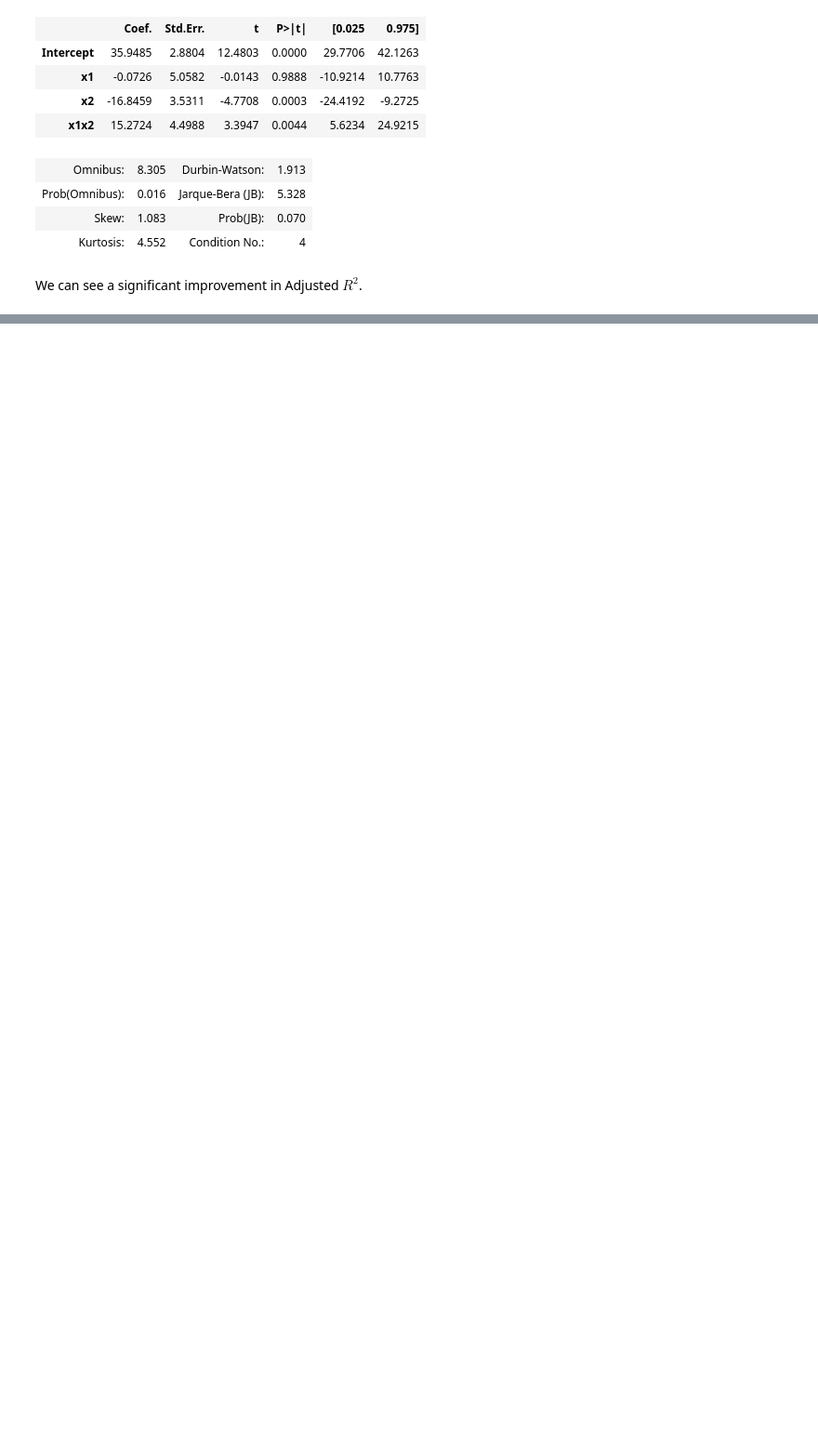
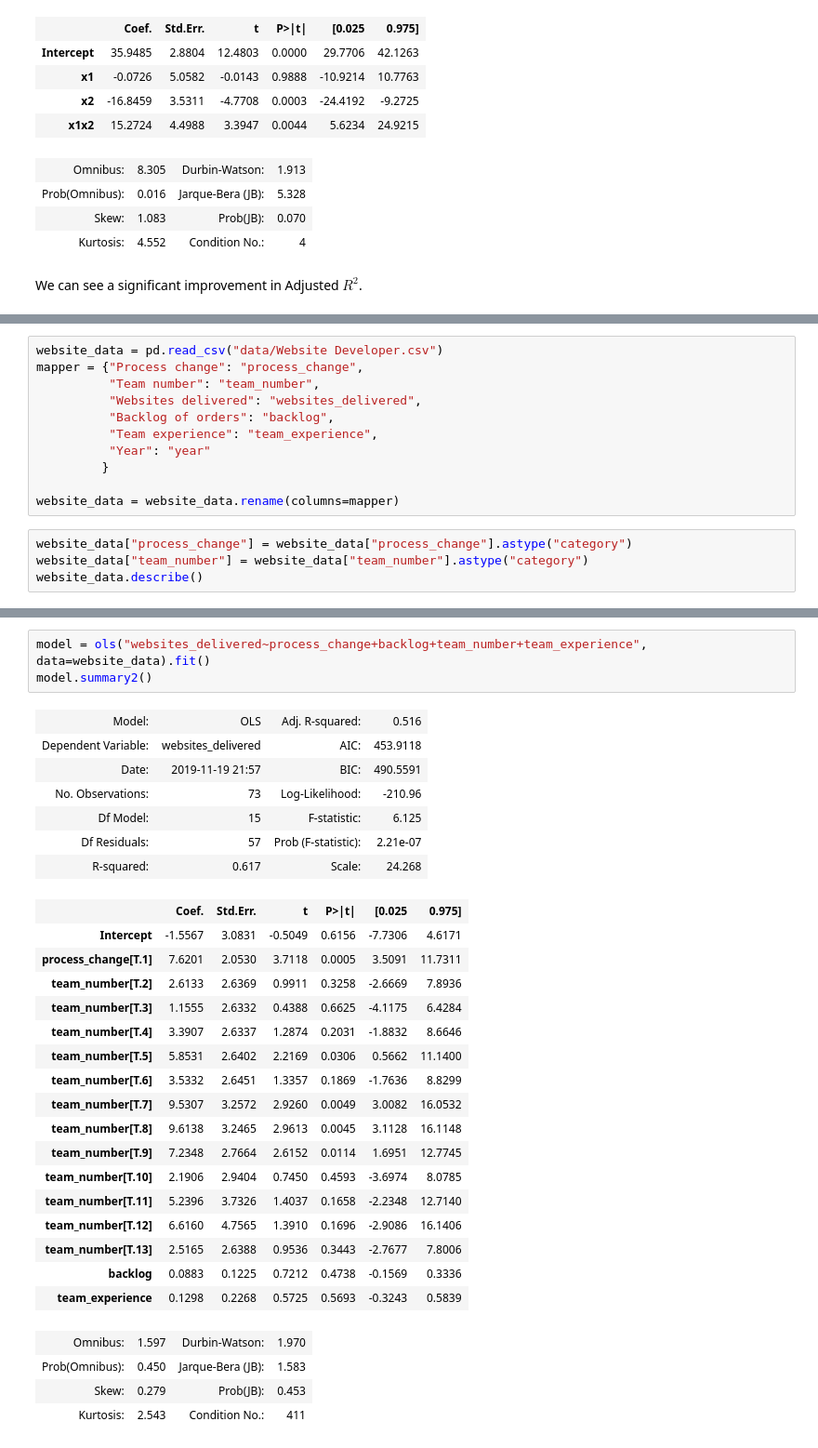
Before and after one commit to srk-apts/CS-E-106, a Jupyter notebook: Homework/HW7/hw7_python.ipynb, the cells around one changed output, grey strips where cells are left out. Shown at 93% size. Drawn from its saved outputs; the diff is of its cells as text; blank space fills up the shorter version.

```diff
--- a/Homework/HW7/hw7_python.ipynb
+++ b/Homework/HW7/hw7_python.ipynb
@@ -647,0 +676,15 @@ We can see a significant improvement in Adjusted $R^2$.
+# %%
+website_data = pd.read_csv("data/Website Developer.csv")
+mapper = {"Process change": "process_change",
+          "Team number": "team_number",
+          "Websites delivered": "websites_delivered",
+          "Backlog of orders": "backlog",
+          "Team experience": "team_experience",
+          "Year": "year"
+         }
+
+website_data = website_data.rename(columns=mapper)
+# %%
+website_data["process_change"] = website_data["process_change"].astype("category")
+website_data["team_number"] = website_data["team_number"].astype("category")
+website_data.describe()
@@ -647,0 +701,32 @@ We can see a significant improvement in Adjusted $R^2$.
+# %%
+model = ols("websites_delivered~process_change+backlog+team_number+team_experience", data=website_data).fit()
+model.summary2()
+# %% [output]
+| Model: | OLS | Adj. R-squared: | 0.516 |
+| Dependent Variable: | websites_delivered | AIC: | 453.9118 |
+| Date: | 2019-11-19 21:57 | BIC: | 490.5591 |
+| No. Observations: | 73 | Log-Likelihood: | -210.96 |
+| Df Model: | 15 | F-statistic: | 6.125 |
+| Df Residuals: | 57 | Prob (F-statistic): | 2.21e-07 |
+| R-squared: | 0.617 | Scale: | 24.268 |
+|  | Coef. | Std.Err. | t | P>|t| | [0.025 | 0.975] |
+| Intercept | -1.5567 | 3.0831 | -0.5049 | 0.6156 | -7.7306 | 4.6171 |
+| process_change[T.1] | 7.6201 | 2.0530 | 3.7118 | 0.0005 | 3.5091 | 11.7311 |
+| team_number[T.2] | 2.6133 | 2.6369 | 0.9911 | 0.3258 | -2.6669 | 7.8936 |
+| team_number[T.3] | 1.1555 | 2.6332 | 0.4388 | 0.6625 | -4.1175 | 6.4284 |
+| team_number[T.4] | 3.3907 | 2.6337 | 1.2874 | 0.2031 | -1.8832 | 8.6646 |
+| team_number[T.5] | 5.8531 | 2.6402 | 2.2169 | 0.0306 | 0.5662 | 11.1400 |
+| team_number[T.6] | 3.5332 | 2.6451 | 1.3357 | 0.1869 | -1.7636 | 8.8299 |
+| team_number[T.7] | 9.5307 | 3.2572 | 2.9260 | 0.0049 | 3.0082 | 16.0532 |
+| team_number[T.8] | 9.6138 | 3.2465 | 2.9613 | 0.0045 | 3.1128 | 16.1148 |
+| team_number[T.9] | 7.2348 | 2.7664 | 2.6152 | 0.0114 | 1.6951 | 12.7745 |
+| team_number[T.10] | 2.1906 | 2.9404 | 0.7450 | 0.4593 | -3.6974 | 8.0785 |
+| team_number[T.11] | 5.2396 | 3.7326 | 1.4037 | 0.1658 | -2.2348 | 12.7140 |
+| team_number[T.12] | 6.6160 | 4.7565 | 1.3910 | 0.1696 | -2.9086 | 16.1406 |
+| team_number[T.13] | 2.5165 | 2.6388 | 0.9536 | 0.3443 | -2.7677 | 7.8006 |
+| backlog | 0.0883 | 0.1225 | 0.7212 | 0.4738 | -0.1569 | 0.3336 |
+| team_experience | 0.1298 | 0.2268 | 0.5725 | 0.5693 | -0.3243 | 0.5839 |
+| Omnibus: | 1.597 | Durbin-Watson: | 1.970 |
+| Prob(Omnibus): | 0.450 | Jarque-Bera (JB): | 1.583 |
+| Skew: | 0.279 | Prob(JB): | 0.453 |
+| Kurtosis: | 2.543 | Condition No.: | 411 |
```
Also changed, not shown: parts of 29 cells of this notebook.
